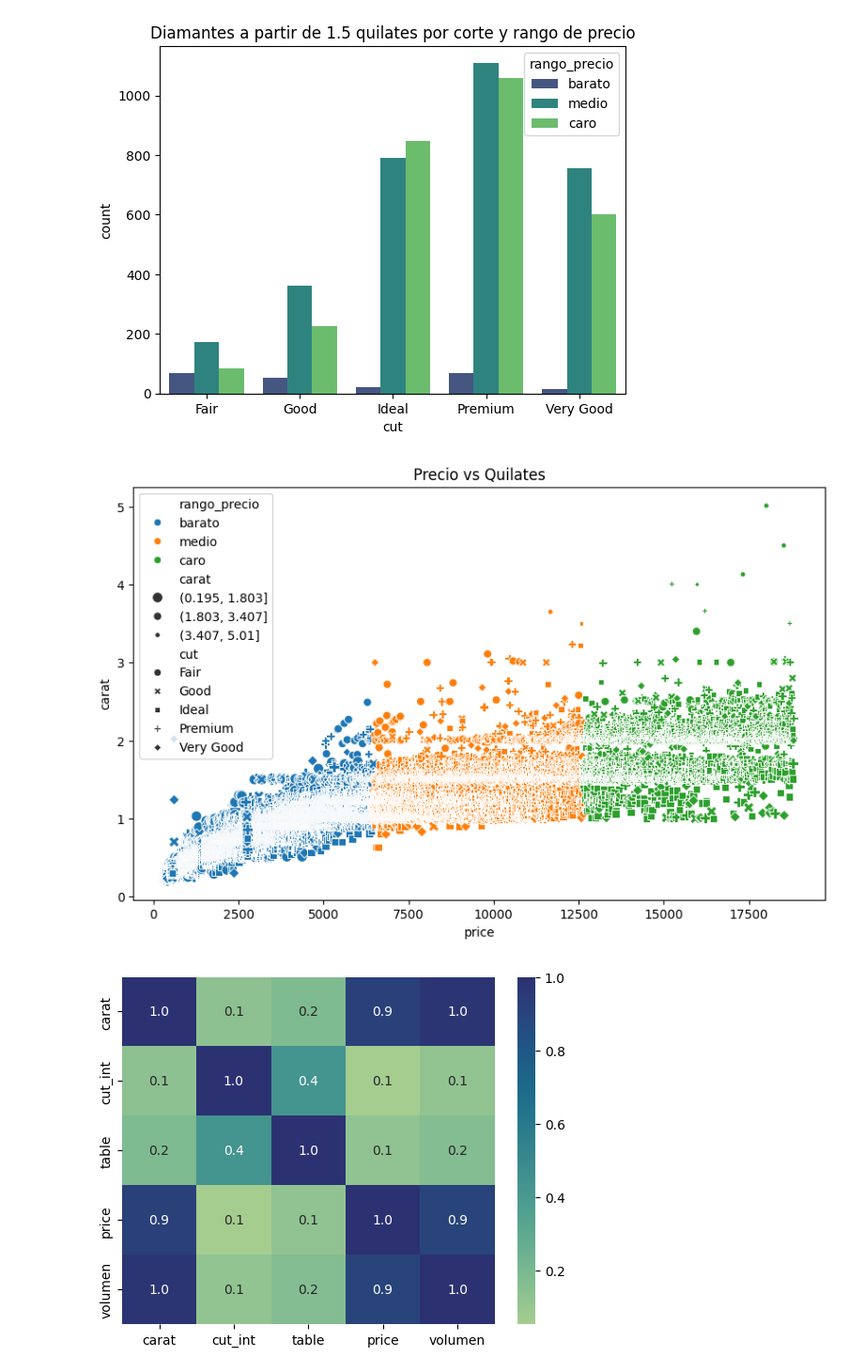
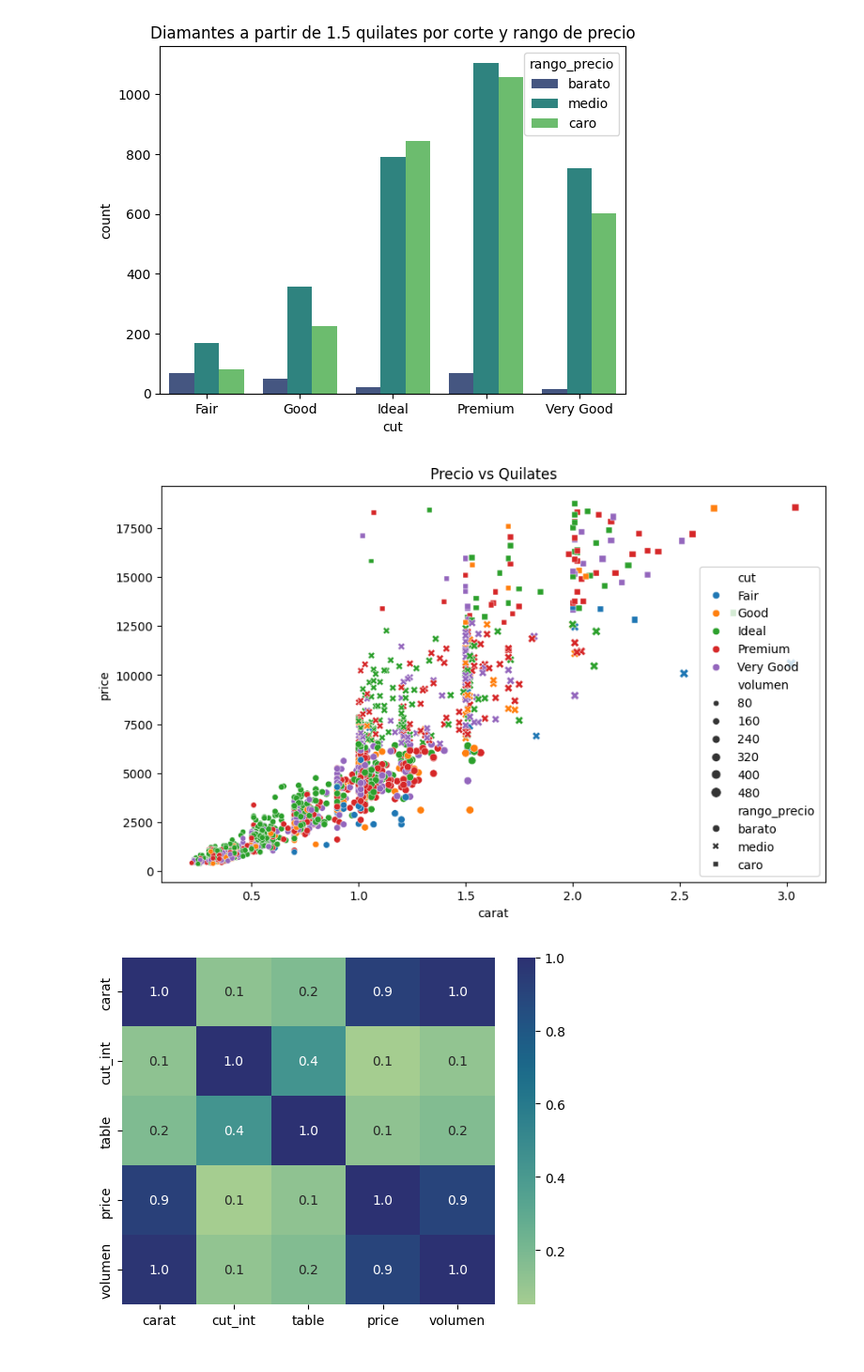
Before and after one commit to Noelia-MS/Ejercicios-Noelia, a Jupyter notebook: MOD03_Datascience/PROYECTO MOD03/m3_Noelia_Madrigal.ipynb, the cells around one changed output. Shown: that part at 94% size. Saved outputs shown, nothing was run; the diff lists cells and outputs as text; code cells hidden in the pictures.

```diff
--- a/MOD03_Datascience/PROYECTO MOD03/m3_Noelia_Madrigal.ipynb
+++ b/MOD03_Datascience/PROYECTO MOD03/m3_Noelia_Madrigal.ipynb
@@ -20,7 +20,8 @@ df.head()
 # %%
 ## 2. Limpieza de valores error:
     # hay columnas que tienen un valor '?', por tanto se deben reemplazar por un valor nan.
-df= df.replace('?',np.nan)
+    # en las columnas x, y, z si el valor es cero ponerlo a nan para luego imputarlo
+df= df.replace(('?',"0", 0), np.nan)
 # %%
 ## 3. Limpieza de nulos (limpiar valores NaN):
     # Nulos en columnas continuas: mediana, media
@@ -49,3 +50,8 @@ df["price"] = df["price"].fillna(df["price"].mode().iloc[0])
 df["x"] = df["x"].fillna(df["x"].mode().iloc[0])
 df["y"] = df["y"].fillna(df["y"].mean().round(2))
 df["z"] = df["z"].fillna(df["z"].mean().round(2))
+# %%
+# Borrado de duplicados: drop_duplicates()
+print(df.duplicated().sum())
+df.drop_duplicates(inplace=True)
+print(df.duplicated().sum())
@@ -370,13 +377,13 @@ plt.title("Diamantes a partir de 1.5 quilates por corte y rango de precio");
 # %%
 # scatterplot con hue, con size, con style
 plt.figure(figsize=(10, 6))
-sns.scatterplot(df, x= "price", y="carat",
-                hue="rango_precio",
-                size=pd.cut(df["carat"], bins= 3),
-                style="cut")
+sns.scatterplot(df.sample(2000), x= "carat", y="price",
+                hue="cut",
+                size="volumen",
+                style="rango_precio")
 plt.title("Precio vs Quilates");
 # %% [output]
-[figure, old version]
+[figure, new version]
 # %%
 # Calcular correlación con Pandas y mostrarla con seaborn
 # %%
```
Also changed, not shown: parts of 21 cells of this notebook, 1 other file.
